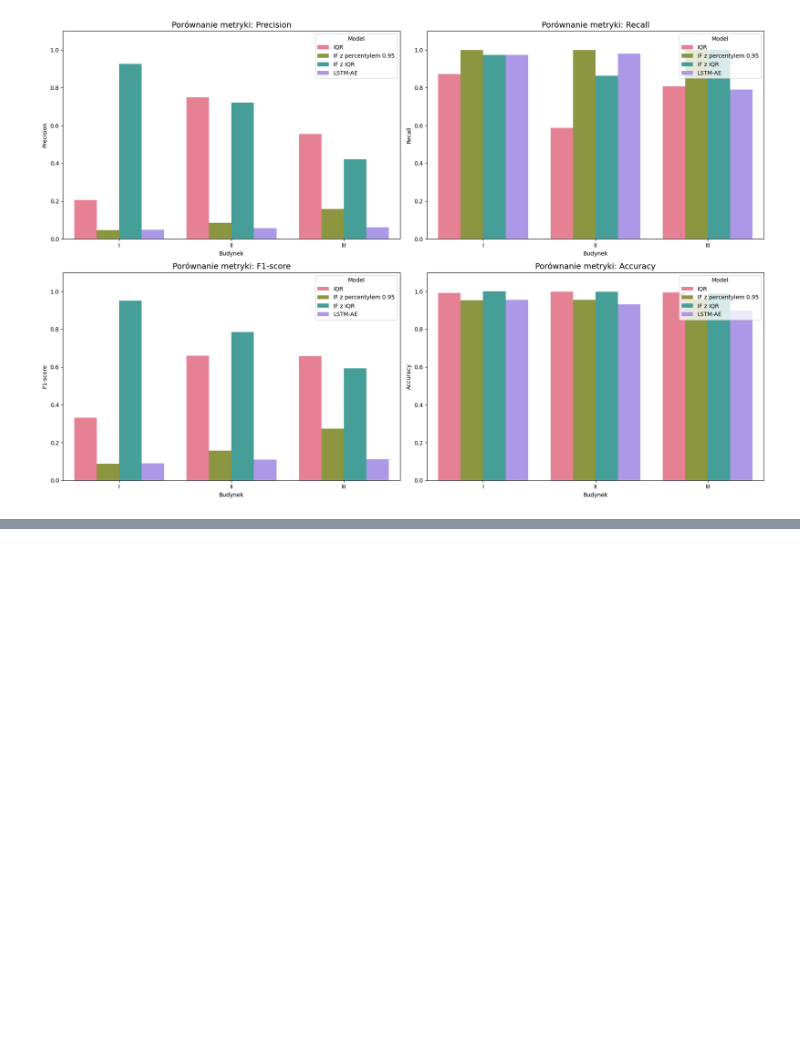
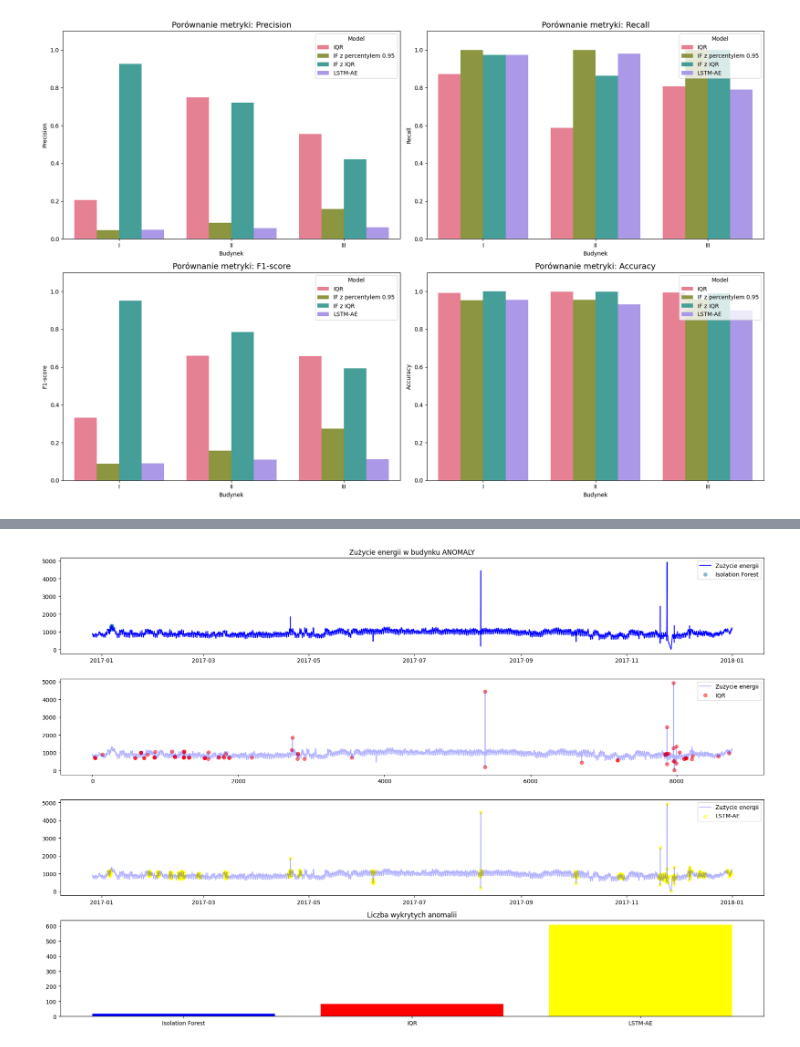
Before and after one commit to Julnowak/SensIO-Smart_Home_App, a Jupyter notebook: backend/anomalyDetection.ipynb, the cells around one changed output, grey strips where cells are left out. Cells and saved outputs as stored; diff of their text form; code cells hidden in the pictures; blank space fills up the shorter version.

```diff
--- a/backend/anomalyDetection.ipynb
+++ b/backend/anomalyDetection.ipynb
@@ -625,0 +778,32 @@ plt.show()
+# %%
+plt.figure(figsize=(18, 12))
+
+plt.subplot(4, 1, 1)
+plt.plot(dataW['timestamp'], dataW['energy_consumption'], label='Zużycie energii', color='blue')
+plt.scatter(IF_resultsW['timestamp'][IF_resultsW['isolation_forest'] == 1], IF_resultsW['energy_consumption'][IF_resultsW['isolation_forest'] == 1],label="Isolation Forest", alpha=0.5)
+plt.title(f'Zużycie energii w budynku ANOMALY')
+plt.legend()
+
+plt.subplot(4, 1, 2)
+plt.plot(timeseriesW, label='Zużycie energii', color='blue', alpha=0.3)
+plt.scatter(timeseriesW[IQR_resultsW].index, timeseriesW[IQR_resultsW], label="IQR", alpha=0.5, color='red')
+plt.legend()
+
+plt.subplot(4, 1, 3)
+plt.plot(dataW['timestamp'], dataW['energy_consumption'], label='Zużycie energii', color='blue', alpha=0.3)
+plt.scatter(LSTM_resultsW['timestamp'][LSTM_resultsW['lstm_autoencoder'] == 1], LSTM_resultsW['energy_consumption'][LSTM_resultsW['lstm_autoencoder'] == 1], label="LSTM-AE", alpha=0.5, color='yellow')
+plt.legend()
+
+plt.subplot(4, 1, 4)
+counts_IFW = IF_resultsW[IF_resultsW['isolation_forest'] == 1].count()
+counts_IQRW = timeseriesW[IQR_resultsW].count()
+counts_LSTMW = LSTM_resultsW[LSTM_resultsW['lstm_autoencoder'] == 1].count()
+plt.bar('Isolation Forest', counts_IFW,color='blue')
+plt.bar('IQR', counts_IQRW, color='red')
+plt.bar('LSTM-AE', counts_LSTMW, color='yellow')
+plt.title('Liczba wykrytych anomalii')
+
+plt.tight_layout()
+plt.show()
+# %% [output]
+[figure, added]
```
Also changed, not shown: parts of 34 cells of this notebook, 50 other files.
